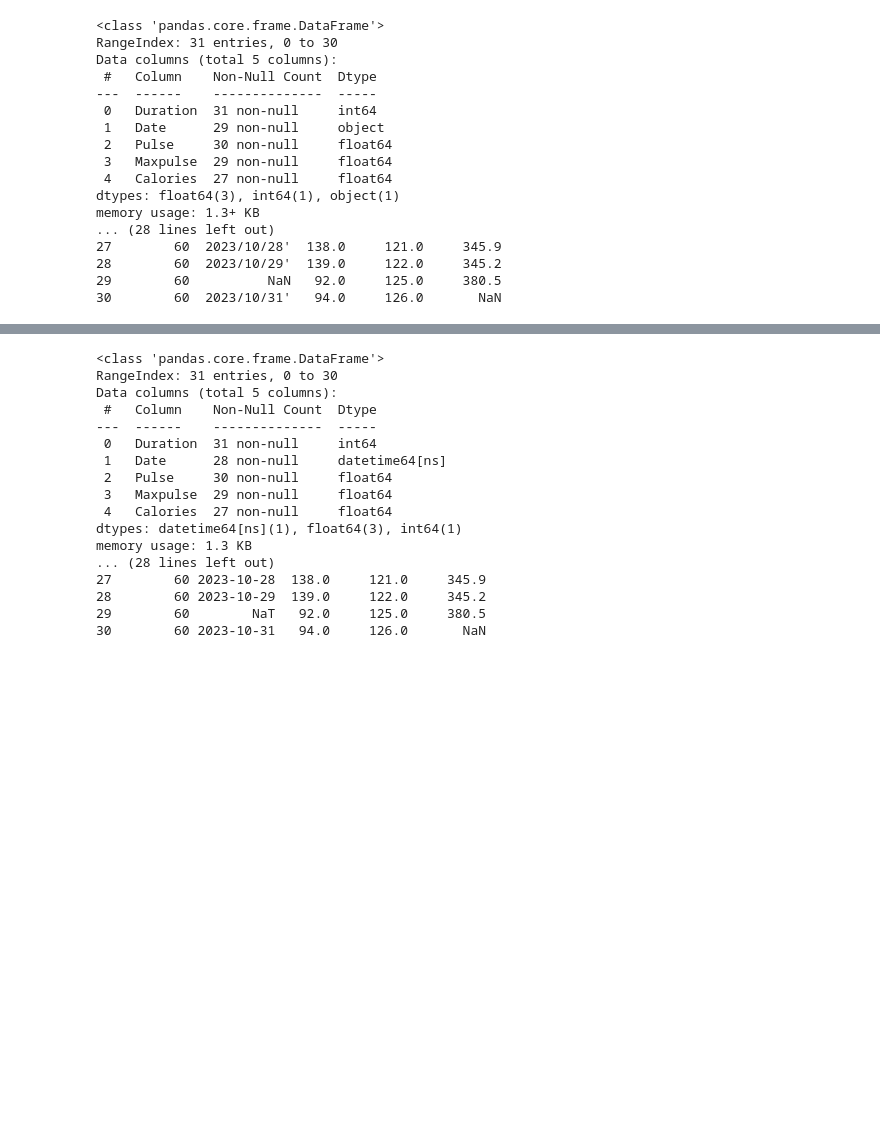
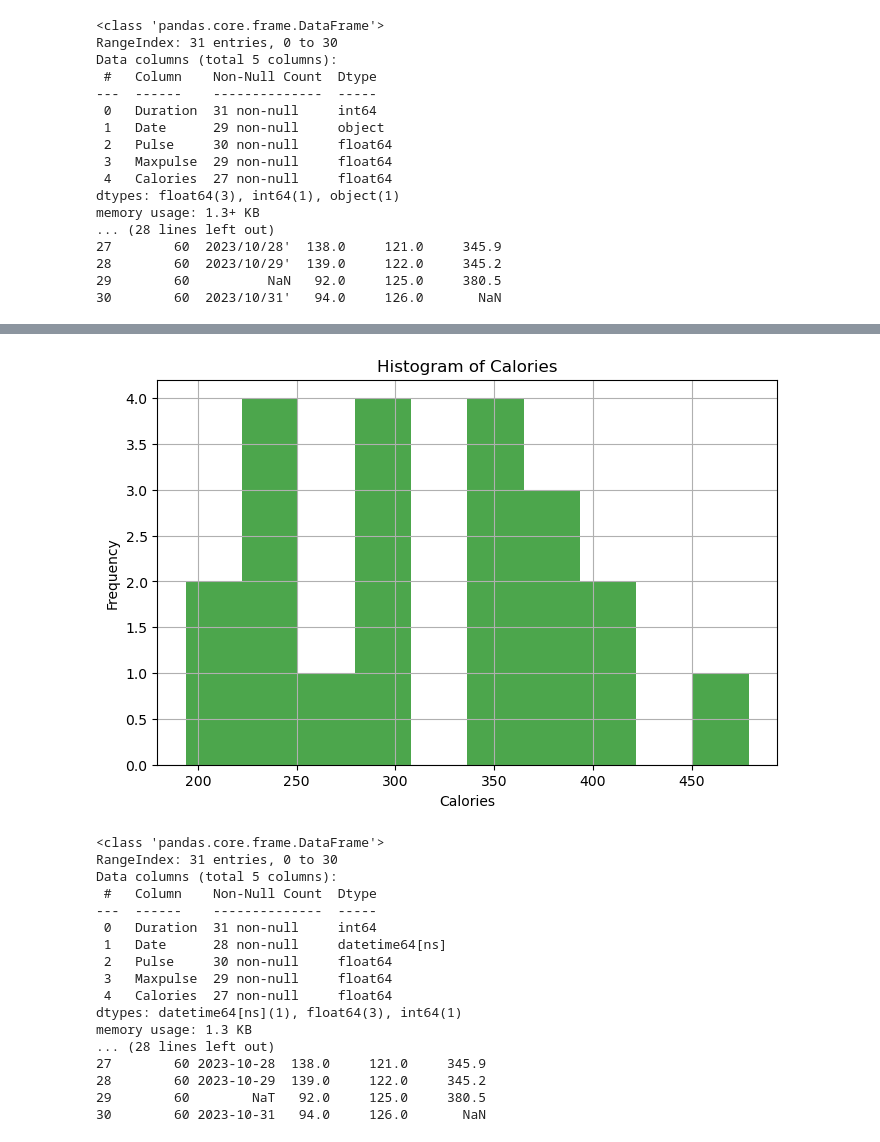
Before and after one commit to Arigye-Dorcus/Dorcus-Arigye, a Jupyter notebook: datascience/work.ipynb, the cells around one changed output, grey strips where cells are left out. Cells and saved outputs as stored; diff of their text form; code cells hidden in the pictures; blank space fills up the shorter version.

```diff
--- a/datascience/work.ipynb
+++ b/datascience/work.ipynb
@@ -27,3 +38,14 @@ memory usage: 1.3+ KB
+# %%
+#plot histogram for colores
+plt.figure(figsize=(8, 5))
+plt.hist(df['Calories'], bins=10, color='green', alpha=0.7)
+plt.title('Histogram of Calories')
+plt.xlabel('Calories')
+plt.ylabel('Frequency')
+plt.grid(True)
+plt.show()
+# %% [output]
+[figure, added]
 # %%
 df['Date'] = df['Date'].astype(str)
 df['Date'] = pd.to_datetime(df['Date'], errors='coerce')
```
Also changed, not shown: parts of 3 cells of this notebook.
